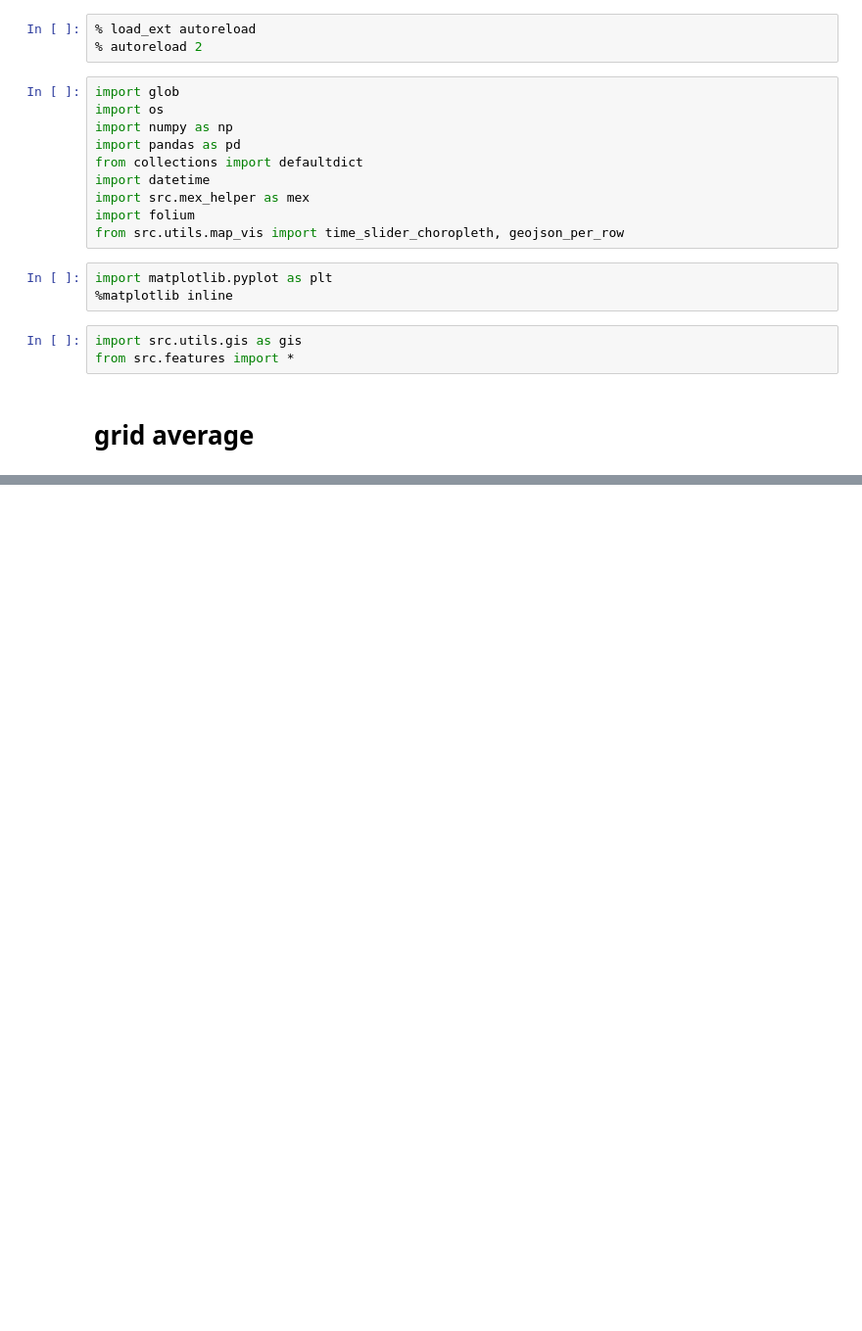
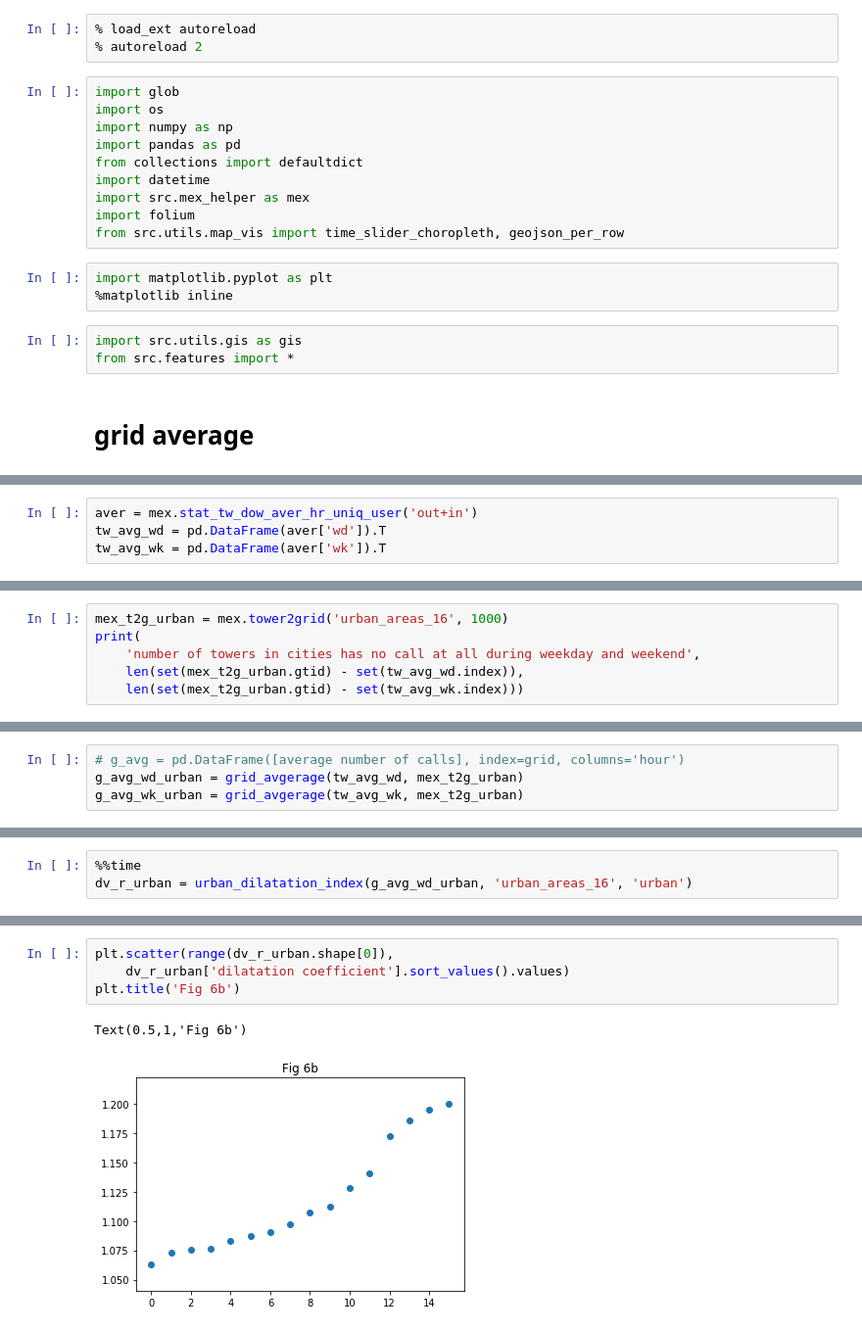
Before and after one commit to JHWu92/mob2crime, a Jupyter notebook: hotspot statistics.ipynb, the cells around one changed output, grey strips where cells are left out. Shown at 98% size. Saved outputs shown, nothing was run; the diff lists cells and outputs as text; blank space fills up the shorter version.

```diff
--- a/hotspot statistics.ipynb
+++ b/hotspot statistics.ipynb
@@ -120,0 +37,4 @@ axes = hotspot_stats_cities[['d_per_med','d_med_int']].plot(kind='hist', subplot
+# %%
+aver = mex.stat_tw_dow_aver_hr_uniq_user('out+in')
+tw_avg_wd = pd.DataFrame(aver['wd']).T
+tw_avg_wk = pd.DataFrame(aver['wk']).T
@@ -120,0 +43,6 @@ axes = hotspot_stats_cities[['d_per_med','d_med_int']].plot(kind='hist', subplot
+# %%
+mex_t2g_urban = mex.tower2grid('urban_areas_16', 1000)
+print(
+    'number of towers in cities has no call at all during weekday and weekend',
+    len(set(mex_t2g_urban.gtid) - set(tw_avg_wd.index)),
+    len(set(mex_t2g_urban.gtid) - set(tw_avg_wk.index)))
@@ -120,0 +61,4 @@ axes = hotspot_stats_cities[['d_per_med','d_med_int']].plot(kind='hist', subplot
+# %%
+# g_avg = pd.DataFrame([average number of calls], index=grid, columns='hour')
+g_avg_wd_urban = grid_avgerage(tw_avg_wd, mex_t2g_urban)
+g_avg_wk_urban = grid_avgerage(tw_avg_wk, mex_t2g_urban)
@@ -120,0 +69,3 @@ axes = hotspot_stats_cities[['d_per_med','d_med_int']].plot(kind='hist', subplot
+# %%
+%%time
+dv_r_urban = urban_dilatation_index(g_avg_wd_urban, 'urban_areas_16', 'urban')
@@ -120,0 +100,7 @@ axes = hotspot_stats_cities[['d_per_med','d_med_int']].plot(kind='hist', subplot
+# %%
+plt.scatter(range(dv_r_urban.shape[0]),
+    dv_r_urban['dilatation coefficient'].sort_values().values)
+plt.title('Fig 6b')
+# %% [output]
+Text(0.5,1,'Fig 6b')
+[figure, added]
```
Also changed, not shown: parts of 37 cells of this notebook, 1 other file.
